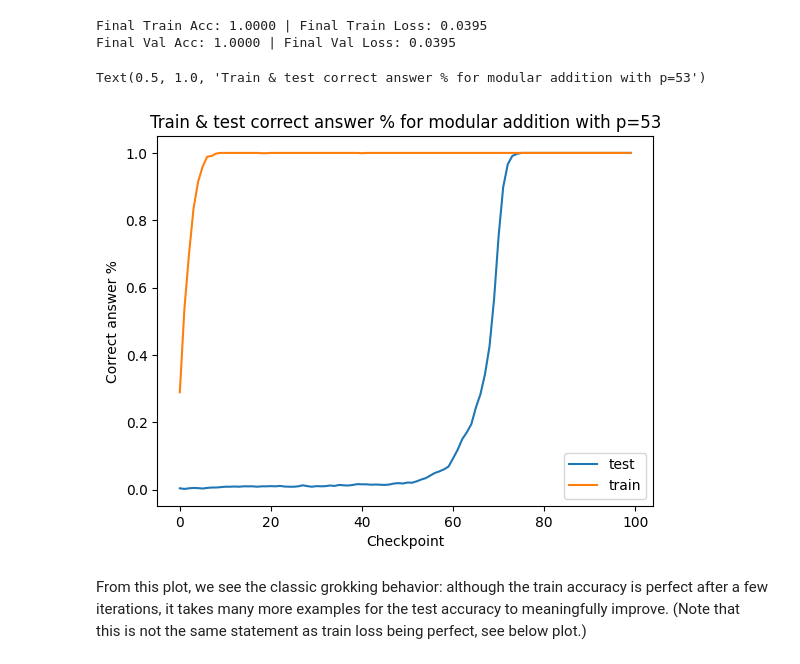
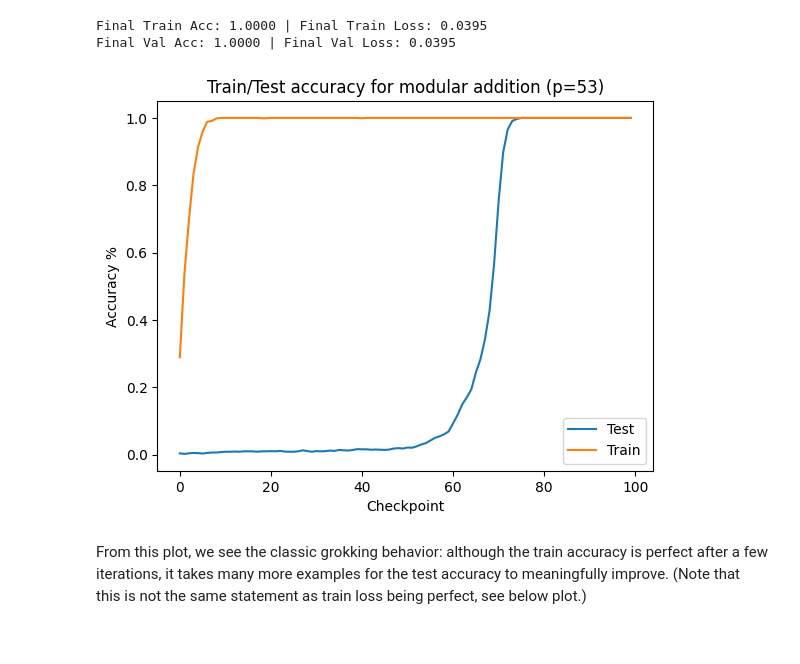
Before and after one commit to mattyred/devinterp, a Jupyter notebook: examples/grokking.ipynb, the cells around one changed output. Cells and saved outputs as stored; diff of their text form; code cells hidden in the pictures.

Commit message:
Working on grokking

```diff
--- a/examples/grokking.ipynb
+++ b/examples/grokking.ipynb
@@ -209,15 +209,15 @@ all_checkpointed_models, df = train(
 Final Train Acc: 1.0000 | Final Train Loss: 0.0395
 Final Val Acc: 1.0000 | Final Val Loss: 0.0395
 # %%
-plt.plot(df["val_acc"], label="test")
-plt.plot(df["train_acc"], label="train")
+plt.plot(df["val_acc"], label="Test")
+plt.plot(df["train_acc"], label="Train")
 plt.legend()
-plt.ylabel("Correct answer %")
+plt.ylabel("Accuracy %")
 plt.xlabel("Checkpoint")
-plt.title(f"Train & test correct answer % for modular addition with p={params.p}")
+plt.title(f"Train/Test accuracy for modular addition (p={params.p})")
+plt.savefig(f'grokking_accuracy.pdf', dpi=300, bbox_inches='tight')
 # %% [output]
-Text(0.5, 1.0, 'Train & test correct answer % for modular addition with p=53')
-[figure, old version]
+[figure, new version]
 # %% [markdown]
 From this plot, we see the classic grokking behavior: although the train accuracy is perfect after a few iterations, it takes many more examples for the test accuracy to meaningfully improve. (Note that this is not the same statement as train loss being perfect, see below plot.)
 # %%
```
Also changed, not shown: parts of 9 cells of this notebook, 15 other files.
